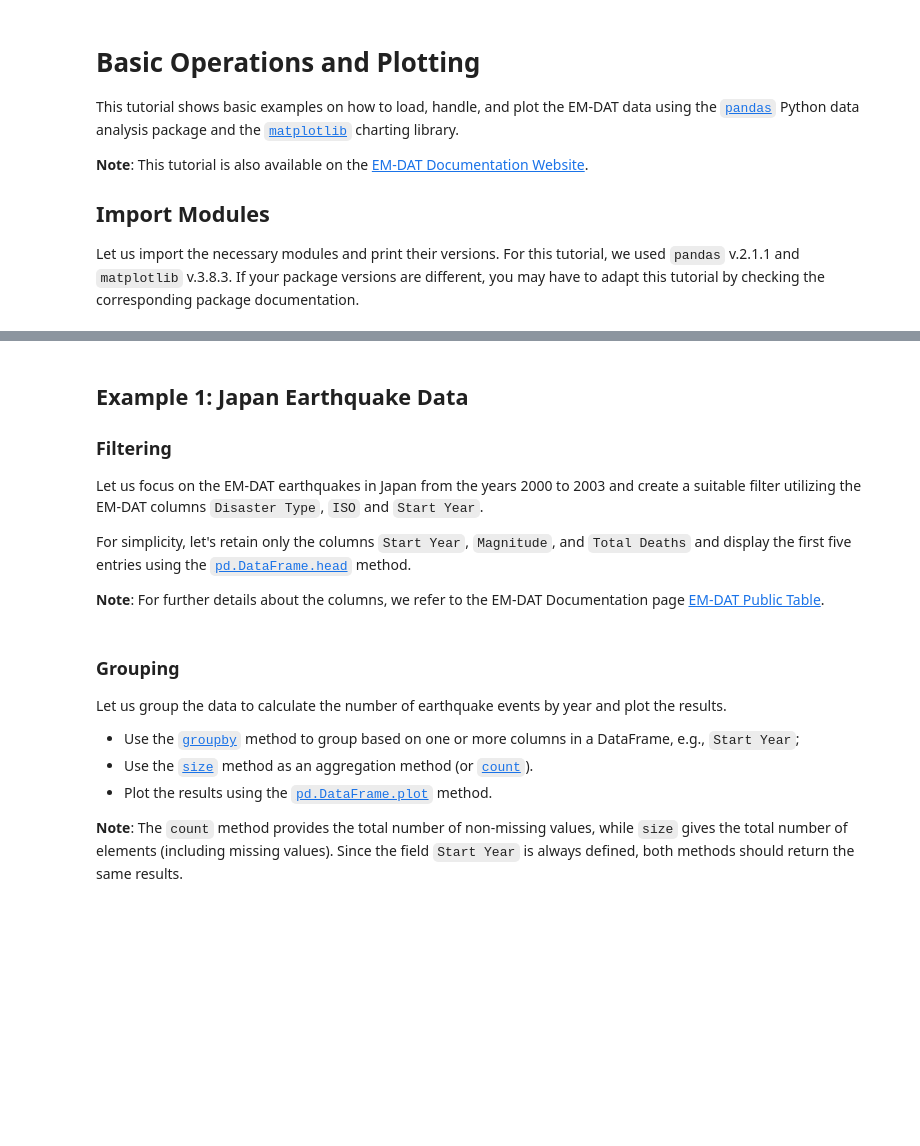
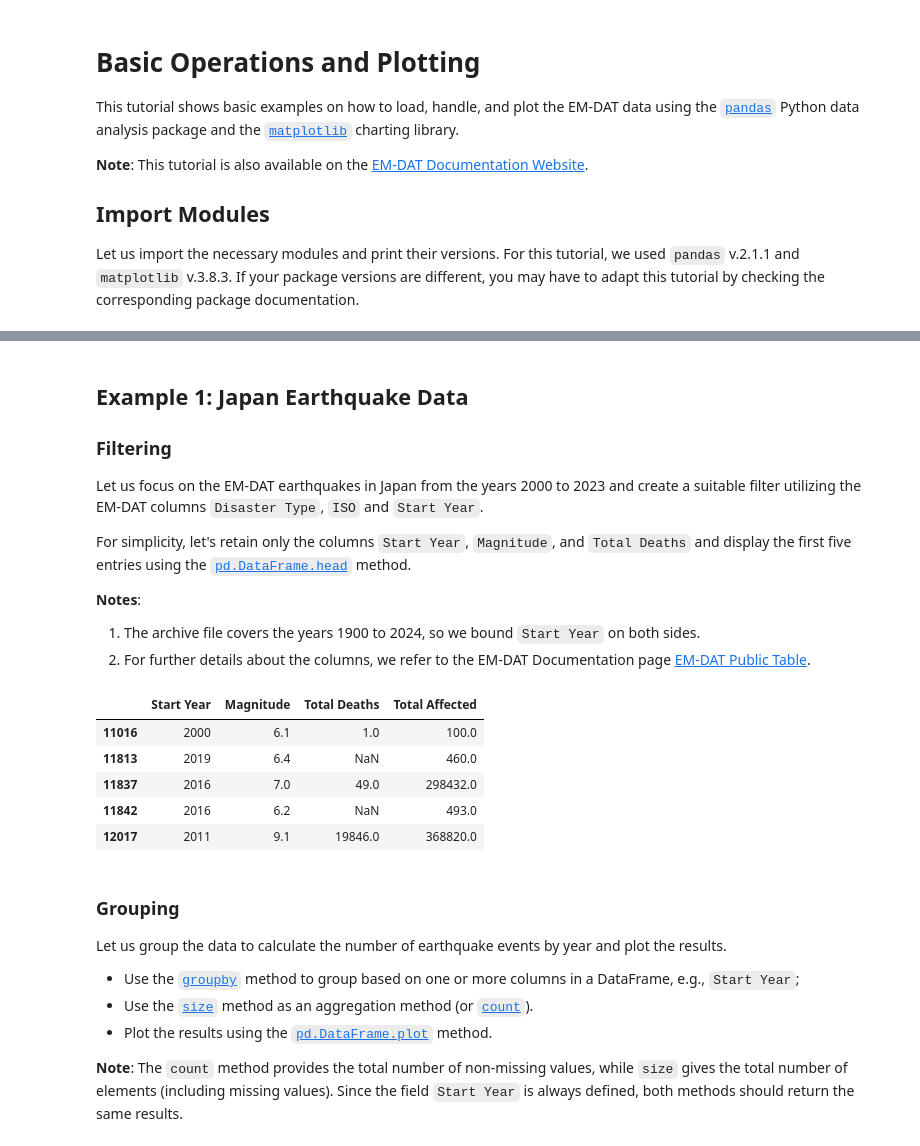
Before and after one commit to em-dat/python_tutorials, a Jupyter notebook: python_tutorial_1_basic_operations_and_plotting.ipynb, the cells around one changed output, grey strips where cells are left out. Saved outputs shown, nothing was run; the diff lists cells and outputs as text; code cells hidden in the pictures; blank space fills up the shorter version.

```diff
--- a/python_tutorial_1_basic_operations_and_plotting.ipynb
+++ b/python_tutorial_1_basic_operations_and_plotting.ipynb
@@ -35,19 +56,28 @@ df.info()
 
 ### Filtering
 
-Let us focus on the EM-DAT earthquakes in Japan from the years 2000 to 2003 and create a suitable filter utilizing the EM-DAT columns `Disaster Type`, `ISO` and `Start Year`.
+Let us focus on the EM-DAT earthquakes in Japan from the years 2000 to 2023 and create a suitable filter utilizing the EM-DAT columns `Disaster Type`, `ISO` and `Start Year`.
 
 For simplicity, let's retain only the columns `Start Year`, `Magnitude`, and `Total Deaths` and display the first five entries using the [`pd.DataFrame.head`](https://pandas.pydata.org/docs/reference/api/pandas.DataFrame.head.html) method.
 
-**Note**:
-For further details about the columns, we refer to the EM-DAT Documentation page [EM-DAT Public Table](https://doc.emdat.be/docs/data-structure-and-content/emdat-public-table/).
+**Notes**:
+1. The archive file covers the years 1900 to 2024, so we bound `Start Year` on both sides.
+2. For further details about the columns, we refer to the EM-DAT Documentation page [EM-DAT Public Table](https://doc.emdat.be/docs/data-structure-and-content/emdat-public-table/).
 # %%
 eq_jpn = df[
     (df['Disaster Type'] == 'Earthquake') &
     (df['ISO'] == 'JPN') &
+    (df['Start Year'] >= 2000) &
     (df['Start Year'] < 2024)
 ][['Start Year', 'Magnitude', 'Total Deaths', 'Total Affected']]
 eq_jpn.head(5)
+# %% [output]
+|  | Start Year | Magnitude | Total Deaths | Total Affected |
+| 11016 | 2000 | 6.1 | 1.0 | 100.0 |
+| 11813 | 2019 | 6.4 | NaN | 460.0 |
+| 11837 | 2016 | 7.0 | 49.0 | 298432.0 |
+| 11842 | 2016 | 6.2 | NaN | 493.0 |
+| 12017 | 2011 | 9.1 | 19846.0 | 368820.0 |
 # %% [markdown]
 ### Grouping
 
```
Also changed, not shown: parts of 12 cells of this notebook, 1 other file.
